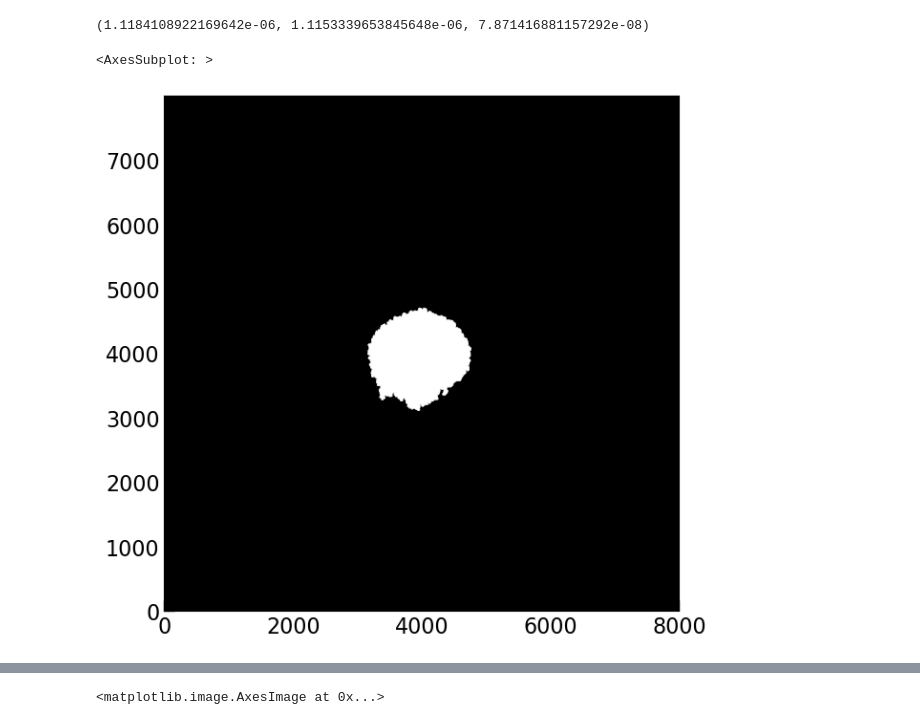
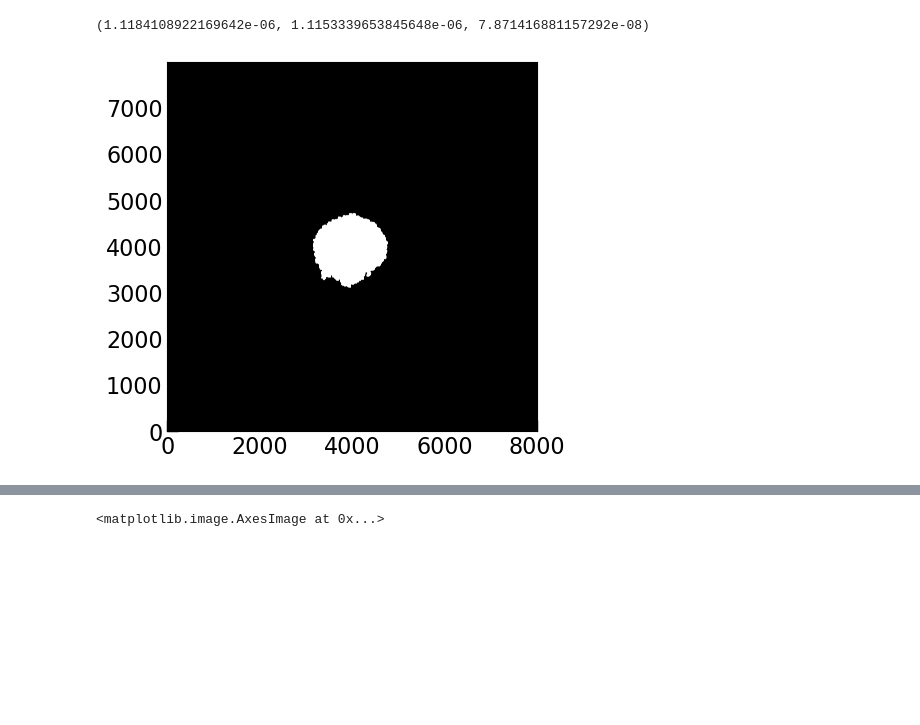
Before and after one commit to jyshangguan/pixsed, a Jupyter notebook: pixsed/demo_NGC1068_rband.ipynb, the cells around one changed output, grey strips where cells are left out. Cells and saved outputs as stored; diff of their text form; code cells hidden in the pictures; blank space fills up the shorter version.

```diff
--- a/pixsed/demo_NGC1068_rband.ipynb
+++ b/pixsed/demo_NGC1068_rband.ipynb
@@ -24,10 +21,8 @@ img.background_properties(mask_type='quick')
 (1.1184108922169642e-06, 1.1153339653845648e-06, 7.871416881157292e-08)
 # %%
 # build up the target galaxy mask.
-img.mask_galaxy(thres=1, iter=3)
-plot_image(img._mask_galaxy)
+img.mask_galaxy(plot=True)
 # %% [output]
-<AxesSubplot: >
-[figure, old version]
+[figure, new version]
 # %%
 # build up the stars mask.
```
Also changed, not shown: parts of 8 cells of this notebook.
